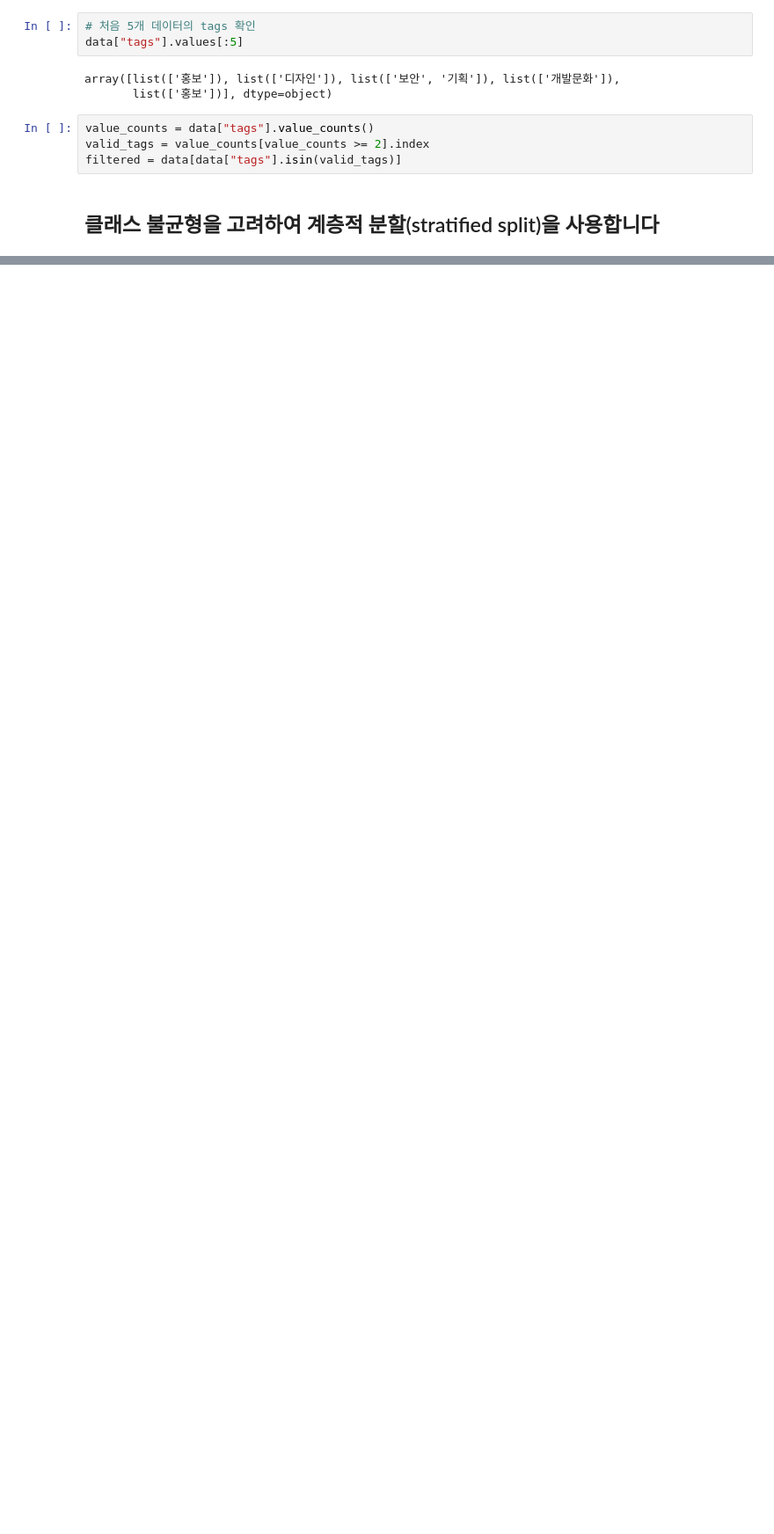
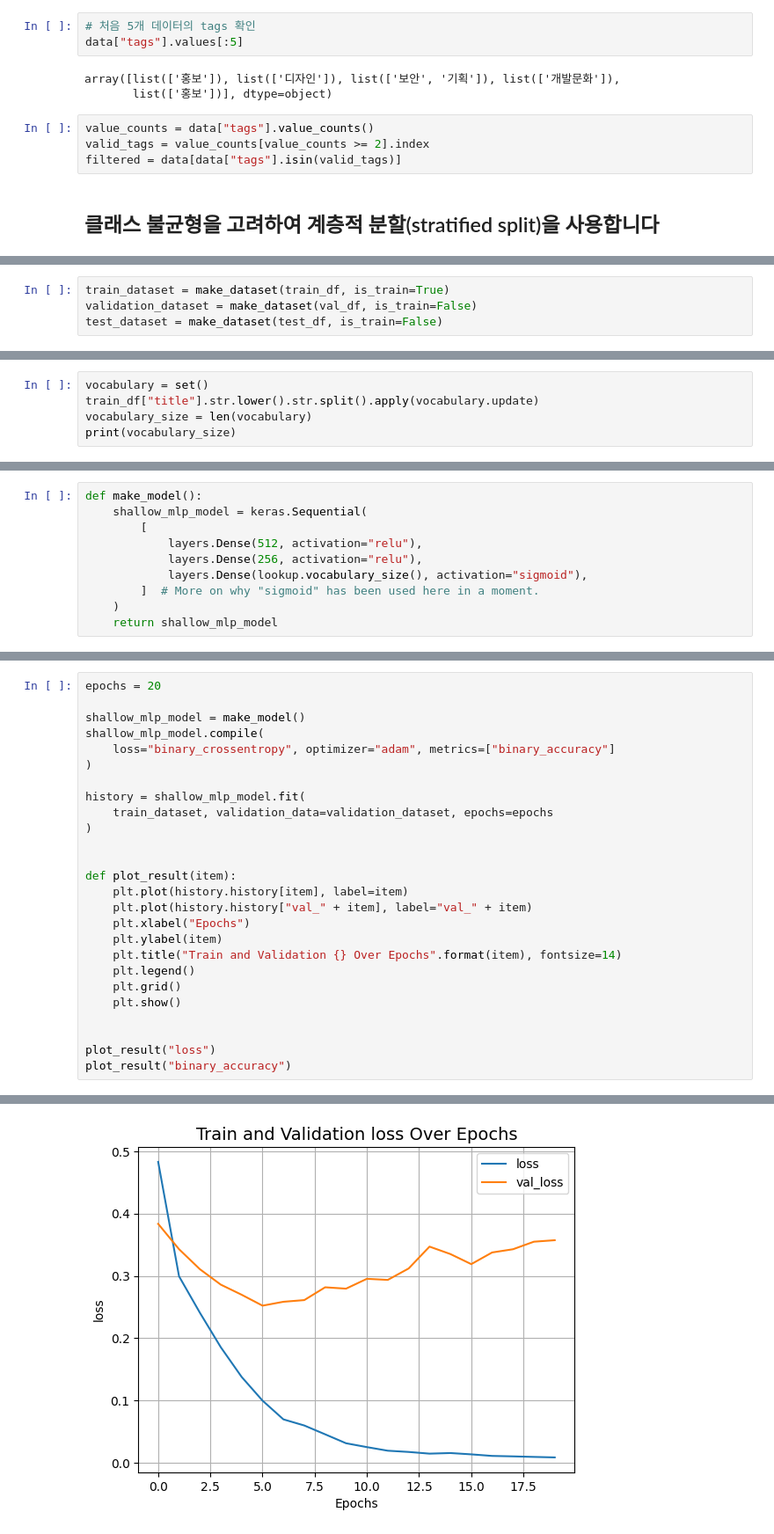
Before and after one commit to dgh06175/tech-blog-notification, a Jupyter notebook: classifier/multi_label_classification.ipynb, the cells around one changed output, grey strips where cells are left out. Shown at 88% size. Saved outputs shown, nothing was run; the diff lists cells and outputs as text; blank space fills up the shorter version.

```diff
--- a/classifier/multi_label_classification.ipynb
+++ b/classifier/multi_label_classification.ipynb
@@ -127,0 +190,4 @@ ValueError: The least populated class in y has only 1 member, which is too few.
+# %%
+train_dataset = make_dataset(train_df, is_train=True)
+validation_dataset = make_dataset(val_df, is_train=False)
+test_dataset = make_dataset(test_df, is_train=False)
@@ -127,0 +220,5 @@ ValueError: The least populated class in y has only 1 member, which is too few.
+# %%
+vocabulary = set()
+train_df["title"].str.lower().str.split().apply(vocabulary.update)
+vocabulary_size = len(vocabulary)
+print(vocabulary_size)
@@ -127,0 +248,10 @@ ValueError: The least populated class in y has only 1 member, which is too few.
+# %%
+def make_model():
+    shallow_mlp_model = keras.Sequential(
+        [
+            layers.Dense(512, activation="relu"),
+            layers.Dense(256, activation="relu"),
+            layers.Dense(lookup.vocabulary_size(), activation="sigmoid"),
+        ]  # More on why "sigmoid" has been used here in a moment.
+    )
+    return shallow_mlp_model
@@ -127,0 +260,27 @@ ValueError: The least populated class in y has only 1 member, which is too few.
+# %%
+epochs = 20
+
+shallow_mlp_model = make_model()
+shallow_mlp_model.compile(
+    loss="binary_crossentropy", optimizer="adam", metrics=["binary_accuracy"]
+)
+
+history = shallow_mlp_model.fit(
+    train_dataset, validation_data=validation_dataset, epochs=epochs
+)
+
+
+def plot_result(item):
+    plt.plot(history.history[item], label=item)
+    plt.plot(history.history["val_" + item], label="val_" + item)
+    plt.xlabel("Epochs")
+    plt.ylabel(item)
+    plt.title("Train and Validation {} Over Epochs".format(item), fontsize=14)
+    plt.legend()
+    plt.grid()
+    plt.show()
+
+
+plot_result("loss")
+plot_result("binary_accuracy")
+# %% [output]
@@ -127,0 +304 @@ ValueError: The least populated class in y has only 1 member, which is too few.
+[figure, added]
```
Also changed, not shown: parts of 16 cells of this notebook.
